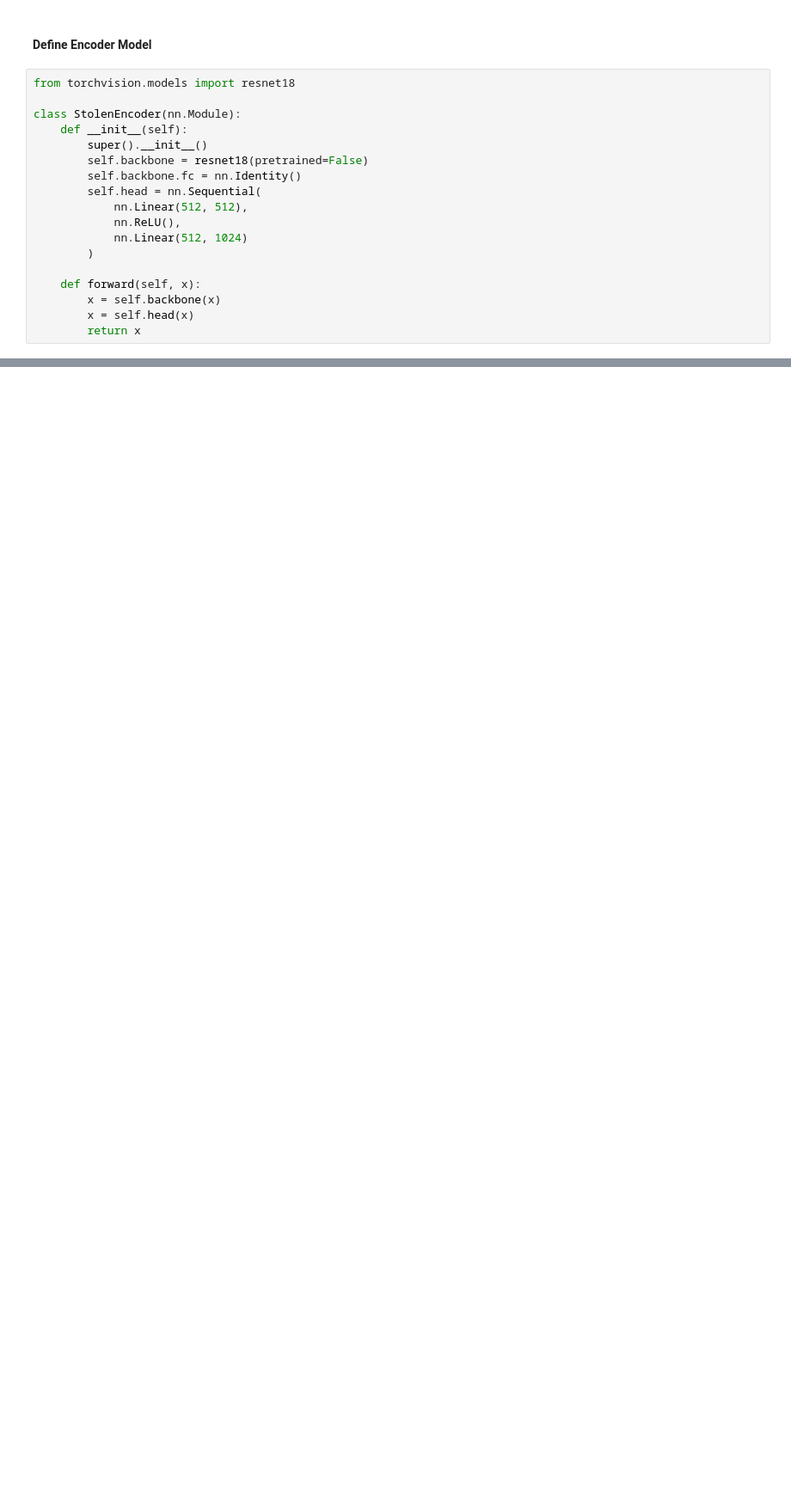
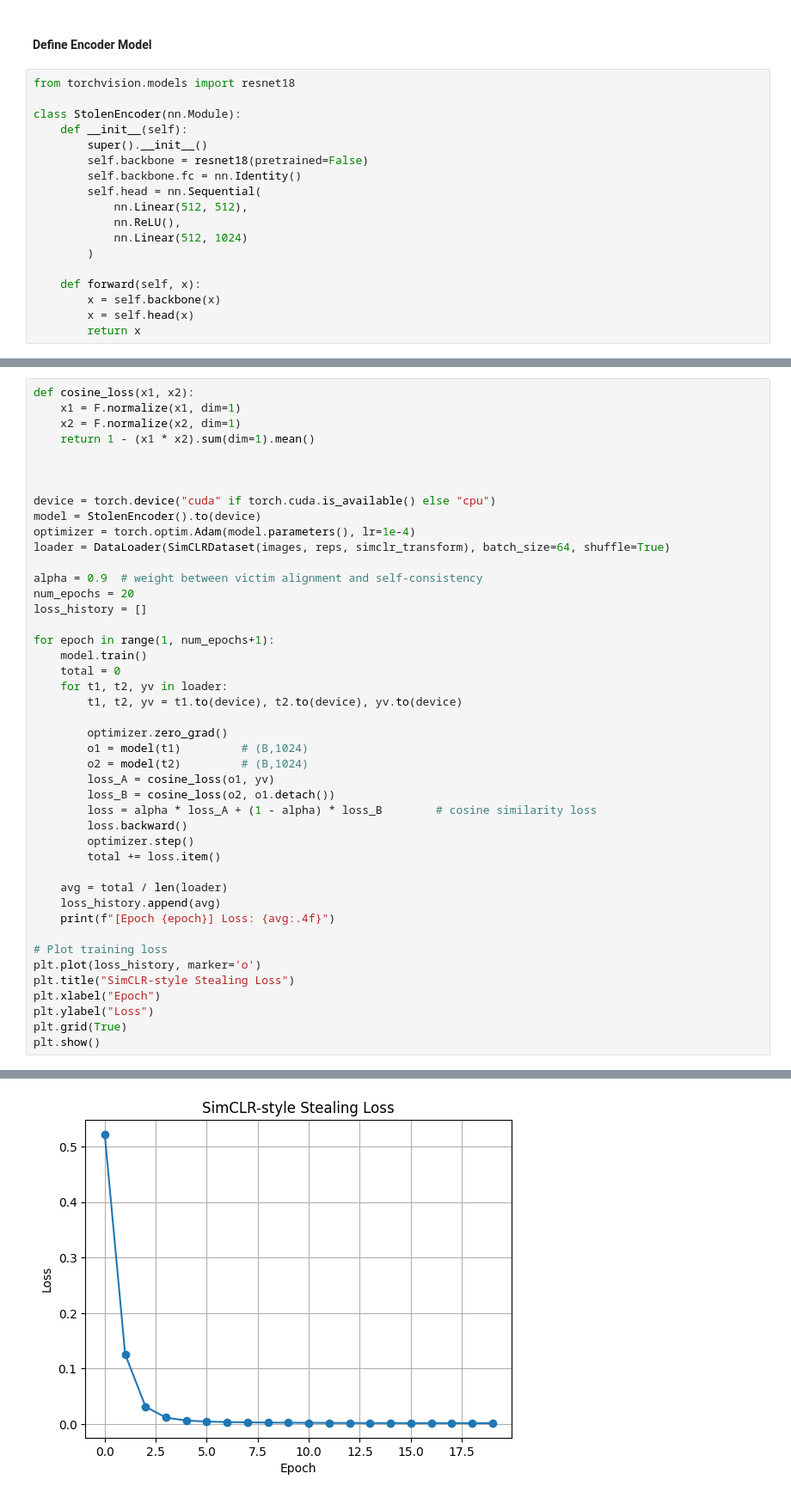
Before and after one commit to SohamTolwala/TML25_A2_39, a Jupyter notebook: train/train_ssl.ipynb, the cells around one changed output, grey strips where cells are left out. Shown: that part at 86% size. Cells and saved outputs as stored; diff of their text form; blank space fills up the shorter version.

```diff
--- a/train/train_ssl.ipynb
+++ b/train/train_ssl.ipynb
@@ -370,0 +381,45 @@ plt.show()
+# %%
+def cosine_loss(x1, x2):
+    x1 = F.normalize(x1, dim=1)
+    x2 = F.normalize(x2, dim=1)
+    return 1 - (x1 * x2).sum(dim=1).mean()
+
+
+
+device = torch.device("cuda" if torch.cuda.is_available() else "cpu")
+model = StolenEncoder().to(device)
+optimizer = torch.optim.Adam(model.parameters(), lr=1e-4)
+loader = DataLoader(SimCLRDataset(images, reps, simclr_transform), batch_size=64, shuffle=True)
+
+alpha = 0.9  # weight between victim alignment and self-consistency
+num_epochs = 20
+loss_history = []
+
+for epoch in range(1, num_epochs+1):
+    model.train()
+    total = 0
+    for t1, t2, yv in loader:
+        t1, t2, yv = t1.to(device), t2.to(device), yv.to(device)
+
+        optimizer.zero_grad()
+        o1 = model(t1)         # (B,1024)
+        o2 = model(t2)         # (B,1024)
+        loss_A = cosine_loss(o1, yv)
+        loss_B = cosine_loss(o2, o1.detach())
+        loss = alpha * loss_A + (1 - alpha) * loss_B        # cosine similarity loss
+        loss.backward()
+        optimizer.step()
+        total += loss.item()
+
+    avg = total / len(loader)
+    loss_history.append(avg)
+    print(f"[Epoch {epoch}] Loss: {avg:.4f}")
+
+# Plot training loss
+plt.plot(loss_history, marker='o')
+plt.title("SimCLR-style Stealing Loss")
+plt.xlabel("Epoch")
+plt.ylabel("Loss")
+plt.grid(True)
+plt.show()
+# %% [output]
@@ -370,0 +446 @@ plt.show()
+[figure, added]
```
Also changed, not shown: parts of 18 cells of this notebook.
